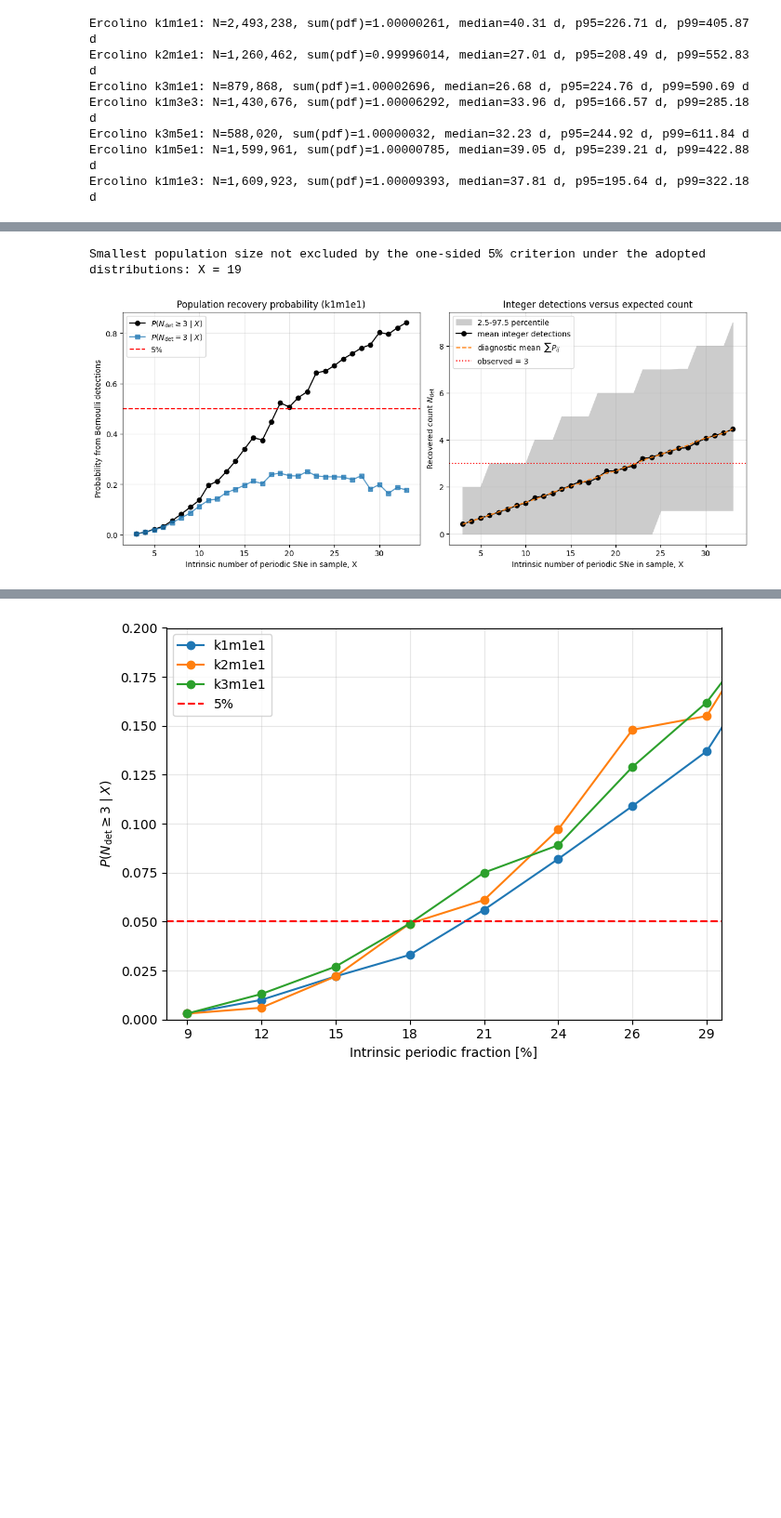
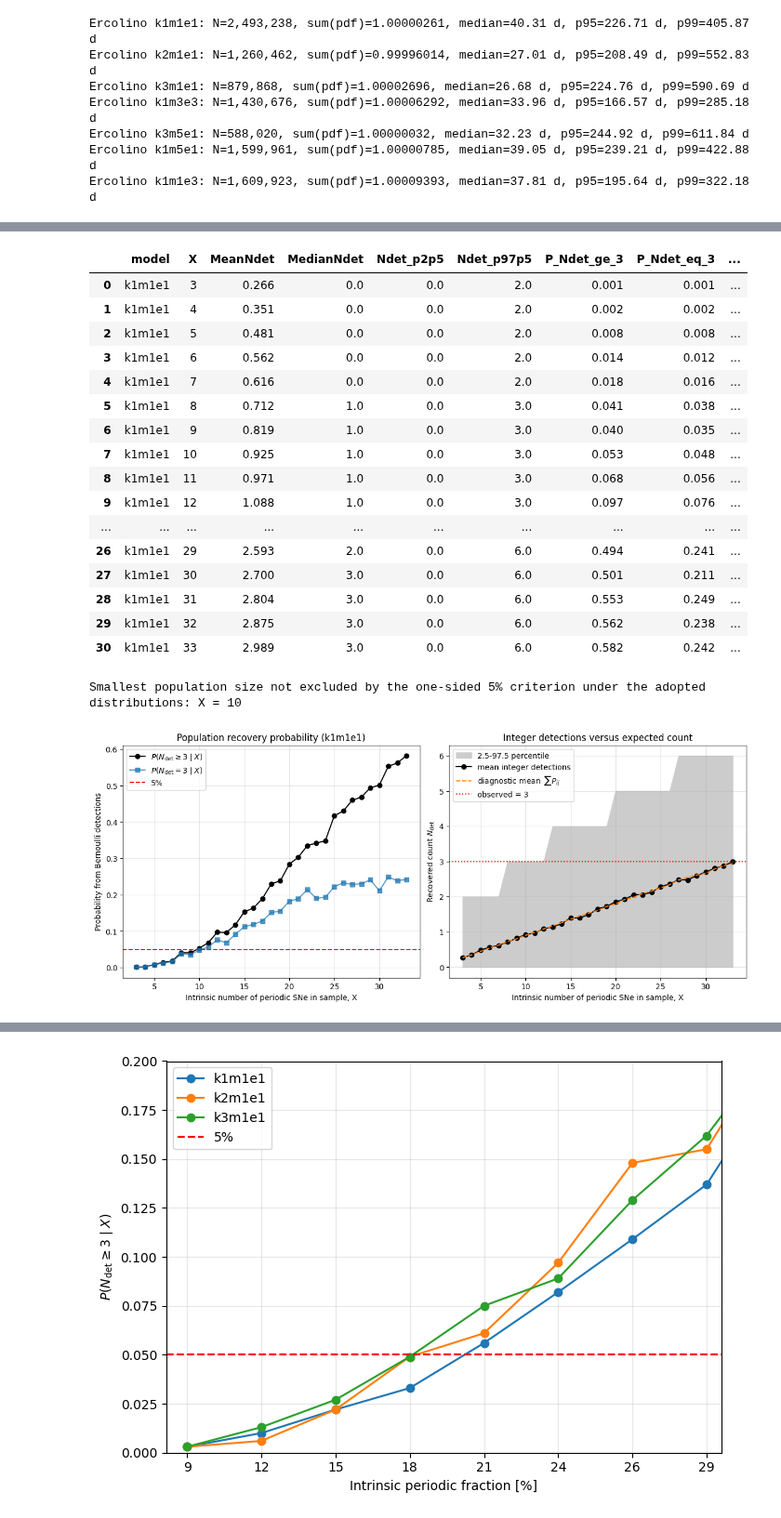
Before and after one commit to hoasaf3/sne_periodicity_search, a Jupyter notebook: periodicity_search.ipynb, the cells around one changed output, grey strips where cells are left out. Shown at 93% size. Drawn from its saved outputs; the diff is of its cells as text; code cells hidden in the pictures; blank space fills up the shorter version.

```diff
--- a/periodicity_search.ipynb
+++ b/periodicity_search.ipynb
@@ -2598,6 +2643,7 @@ Ercolino k3m5e1: N=588,020, sum(pdf)=1.00000032, median=32.23 d, p95=244.92 d, p
 Ercolino k1m5e1: N=1,599,961, sum(pdf)=1.00000785, median=39.05 d, p95=239.21 d, p99=422.88 d
 Ercolino k1m1e3: N=1,609,923, sum(pdf)=1.00009393, median=37.81 d, p95=195.64 d, p99=322.18 d
 # %%
+# Prepare injection simulations
 import numpy as np
 import pandas as pd
 import matplotlib.pyplot as plt
@@ -2606,7 +2652,7 @@ from tqdm.auto import tqdm
 N_POP_DRAWS = 1000
 X_VALUES = np.arange(3, 34)
 TARGET_DETECTIONS = 3
-AMP_MIN = 0
+AMP_MIN = 0.015
 AMP_MAX = 0.2
 POPULATION_MC_SEED = 54321
 POP_MODEL = "k1m1e1"
@@ -2639,6 +2685,7 @@ def lookup_Pij(period, amplitude, Pij_table, pij_column="Pij_full_sample"):
     return float(row.iloc[0][pij_column])
 
 
+
 def run_population_detection_mc(
     model,
     rng,
@@ -2655,6 +2702,13 @@ def run_population_detection_mc(
     intrinsic population. The actual observed number must be an integer, so we
     draw D_k ~ Bernoulli(P_ij) for every simulated periodic SN and sum D_k.
     """
+    amp_min = float(amp_min)
+    amp_max = float(amp_max)
+    if not (np.isfinite(amp_min) and np.isfinite(amp_max) and 0 < amp_min < amp_max):
+        raise ValueError(f"Invalid log-uniform amplitude range: amp_min={amp_min}, amp_max={amp_max}")
+    log_amp_min = np.log(amp_min)
+    log_amp_max = np.log(amp_max)
+
     rows = []
     draw_rows = []
     det_draws_by_X = {}
@@ -2666,7 +2720,7 @@ def run_population_detection_mc(
 
         for draw_i in range(n_draws):
             periods = sample_real_periods(X, rng=rng, model=model)
-            amplitudes = rng.uniform(amp_min, amp_max, size=X)
+            amplitudes = np.exp(rng.uniform(log_amp_min, log_amp_max, size=X))
 
             pij_values = np.array([
                 lookup_Pij(period, amplitude, pij_table, pij_column="Pij_full_sample")
@@ -2709,15 +2763,3 @@ def run_population_detection_mc(
         })
 
     return pd.DataFrame(rows), pd.DataFrame(draw_rows), det_draws_by_X, expected_draws_by_X
-
-
-rng = np.random.default_rng(POPULATION_MC_SEED)
-population_table, population_draws, population_det_draws_by_X, population_expected_draws_by_X = run_population_detection_mc(
-    POP_MODEL,
-    rng,
-)
-
-population_table.to_csv(f"population_periodic_SN_simulation_{POP_MODEL}_bernoulli.csv", index=False)
-population_draws.to_csv(f"population_periodic_SN_detection_draws_{POP_MODEL}_bernoulli.csv", index=False)
-
-display(population_table)
@@ -2744,7 +2834,18 @@ Smallest population size not excluded by the one-sided 5% criterion under the ad
 # %%
+# run injection-simulation for one model
+rng = np.random.default_rng(POPULATION_MC_SEED)
+population_table, population_draws, population_det_draws_by_X, population_expected_draws_by_X = run_population_detection_mc(
+    POP_MODEL,
+    rng,
+)
+
+population_table.to_csv(f"population_periodic_SN_simulation_{POP_MODEL}_bernoulli.csv", index=False)
+population_draws.to_csv(f"population_periodic_SN_detection_draws_{POP_MODEL}_bernoulli.csv", index=False)
+
+display(population_table)
 
 x_not_excluded = population_table.loc[
-    population_table["P_Ndet_ge_3"] > 0.5,
+    population_table["P_Ndet_ge_3"] > 0.05,
     "X",
 ]
 
@@ -2773,37 +2874,54 @@ axes[0].plot(
     alpha=0.75,
     label=rf"$P(N_{{\rm det}} = {TARGET_DETECTIONS}\mid X)$",
 )
-axes[0].axhline(0.5, color="red", ls="--", label="5%")
+axes[0].axhline(0.05, color="red", ls="--", label="5%")
 axes[0].set_xlabel("Intrinsic number of periodic SNe in sample, X")
 axes[0].set_ylabel("Probability from Bernoulli detections")
 axes[0].set_title(f"Population recovery probability ({POP_MODEL})")
 axes[0].grid(alpha=0.3)
 axes[0].legend()
 
 axes[1].fill_between(
     population_table["X"],
     population_table["Ndet_p2p5"],
     population_table["Ndet_p97p5"],
     color="0.8",
     label="2.5-97.5 percentile",
 )
 axes[1].plot(population_table["X"], population_table["MeanNdet"], marker="o", color="black", label="mean integer detections")
 axes[1].plot(
     population_table["X"],
     population_table["MeanExpectedRecoveredCount_sumPij"],
     ls="--",
     color="tab:orange",
     label=r"diagnostic mean $\,\sum P_{ij}$",
 )
 axes[1].axhline(TARGET_DETECTIONS, color="red", ls=":", label=f"observed = {TARGET_DETECTIONS}")
 axes[1].set_xlabel("Intrinsic number of periodic SNe in sample, X")
 axes[1].set_ylabel(r"Recovered count $N_{\rm det}$")
 axes[1].set_title("Integer detections versus expected count")
 axes[1].grid(alpha=0.3)
 axes[1].legend()
 
 plt.show()
 # %% [output]
+|  | model | X | MeanNdet | MedianNdet | Ndet_p2p5 | Ndet_p97p5 | P_Ndet_ge_3 | P_Ndet_eq_3 | ... |
+| 0 | k1m1e1 | 3 | 0.266 | 0.0 | 0.0 | 2.0 | 0.001 | 0.001 | ... |
+| 1 | k1m1e1 | 4 | 0.351 | 0.0 | 0.0 | 2.0 | 0.002 | 0.002 | ... |
+| 2 | k1m1e1 | 5 | 0.481 | 0.0 | 0.0 | 2.0 | 0.008 | 0.008 | ... |
+| 3 | k1m1e1 | 6 | 0.562 | 0.0 | 0.0 | 2.0 | 0.014 | 0.012 | ... |
+| 4 | k1m1e1 | 7 | 0.616 | 0.0 | 0.0 | 2.0 | 0.018 | 0.016 | ... |
+| 5 | k1m1e1 | 8 | 0.712 | 1.0 | 0.0 | 3.0 | 0.041 | 0.038 | ... |
+| 6 | k1m1e1 | 9 | 0.819 | 1.0 | 0.0 | 3.0 | 0.040 | 0.035 | ... |
+| 7 | k1m1e1 | 10 | 0.925 | 1.0 | 0.0 | 3.0 | 0.053 | 0.048 | ... |
+| 8 | k1m1e1 | 11 | 0.971 | 1.0 | 0.0 | 3.0 | 0.068 | 0.056 | ... |
+| 9 | k1m1e1 | 12 | 1.088 | 1.0 | 0.0 | 3.0 | 0.097 | 0.076 | ... |
+| ... | ... | ... | ... | ... | ... | ... | ... | ... | ... |
+| 26 | k1m1e1 | 29 | 2.593 | 2.0 | 0.0 | 6.0 | 0.494 | 0.241 | ... |
+| 27 | k1m1e1 | 30 | 2.700 | 3.0 | 0.0 | 6.0 | 0.501 | 0.211 | ... |
+| 28 | k1m1e1 | 31 | 2.804 | 3.0 | 0.0 | 6.0 | 0.553 | 0.249 | ... |
+| 29 | k1m1e1 | 32 | 2.875 | 3.0 | 0.0 | 6.0 | 0.562 | 0.238 | ... |
+| 30 | k1m1e1 | 33 | 2.989 | 3.0 | 0.0 | 6.0 | 0.582 | 0.242 | ... |
-Smallest population size not excluded by the one-sided 5% criterion under the adopted distributions: X = 19
+Smallest population size not excluded by the one-sided 5% criterion under the adopted distributions: X = 10
-[figure, old version]
+[figure, new version]
 # %%
```
Also changed, not shown: parts of 16 cells of this notebook.
